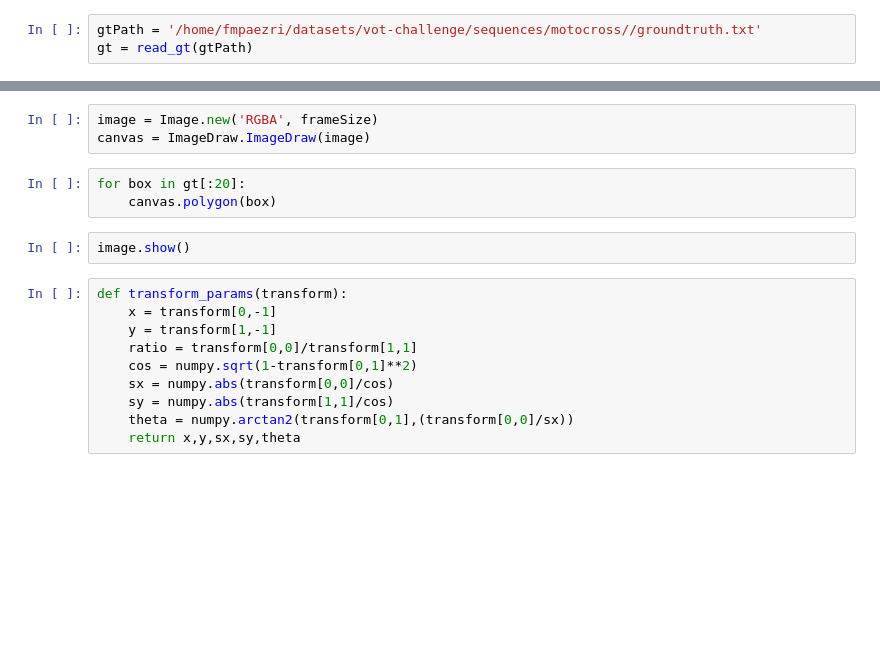
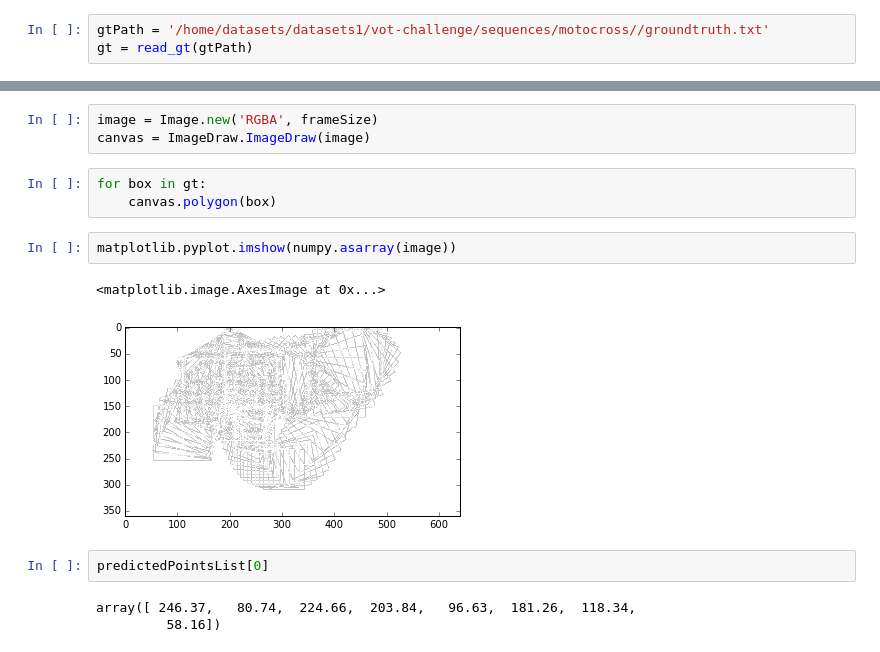
Before and after one commit to jccaicedo/localization-agent, a Jupyter notebook: notebooks/Test data trajectory analysis.ipynb, the cells around one changed output, grey strips where cells are left out. Saved outputs shown, nothing was run; the diff lists cells and outputs as text; blank space fills up the shorter version.

```diff
--- a/notebooks/Test data trajectory analysis.ipynb
+++ b/notebooks/Test data trajectory analysis.ipynb
@@ -27,5 +29,5 @@ import matplotlib.pyplot
 # %%
-gtPath = '/home/fmpaezri/datasets/vot-challenge/sequences/motocross//groundtruth.txt'
+gtPath = '/home/datasets/datasets1/vot-challenge/sequences/motocross//groundtruth.txt'
 gt = read_gt(gtPath)
 # %%
 frameSize = Image.open(os.path.join(os.path.dirname(gtPath), '00000001.jpg')).size
@@ -33,17 +35,15 @@ frameSize = Image.open(os.path.join(os.path.dirname(gtPath), '00000001.jpg')).si
 image = Image.new('RGBA', frameSize)
 canvas = ImageDraw.ImageDraw(image)
 # %%
-for box in gt[:20]:
+for box in gt:
     canvas.polygon(box)
-# %%
-image.show()
-# %%
-def transform_params(transform):
-    x = transform[0,-1]
-    y = transform[1,-1]
-    ratio = transform[0,0]/transform[1,1]
-    cos = numpy.sqrt(1-transform[0,1]**2)
-    sx = numpy.abs(transform[0,0]/cos)
-    sy = numpy.abs(transform[1,1]/cos)
-    theta = numpy.arctan2(transform[0,1],(transform[0,0]/sx))
-    return x,y,sx,sy,theta
+# %%
+matplotlib.pyplot.imshow(numpy.asarray(image))
+# %% [output]
+<matplotlib.image.AxesImage at 0x...>
+[figure, added]
+# %%
+predictedPointsList[0]
+# %% [output]
+array([ 246.37,   80.74,  224.66,  203.84,   96.63,  181.26,  118.34,
+         58.16])
```
Also changed, not shown: parts of 12 cells of this notebook.
